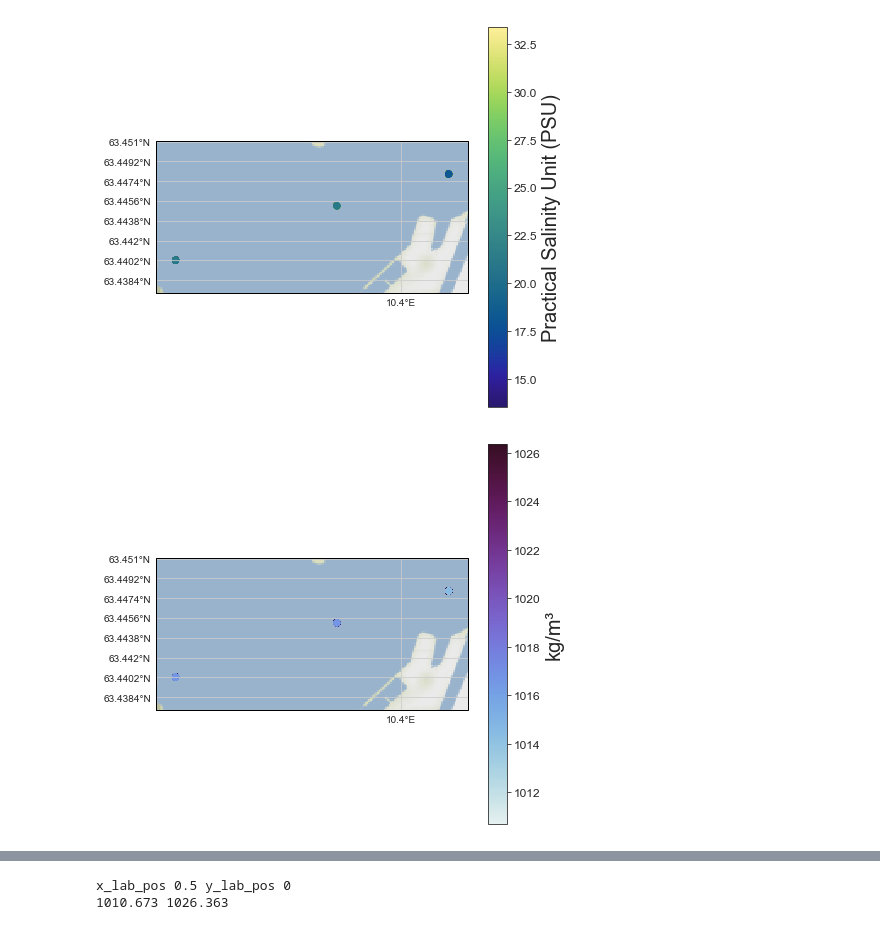
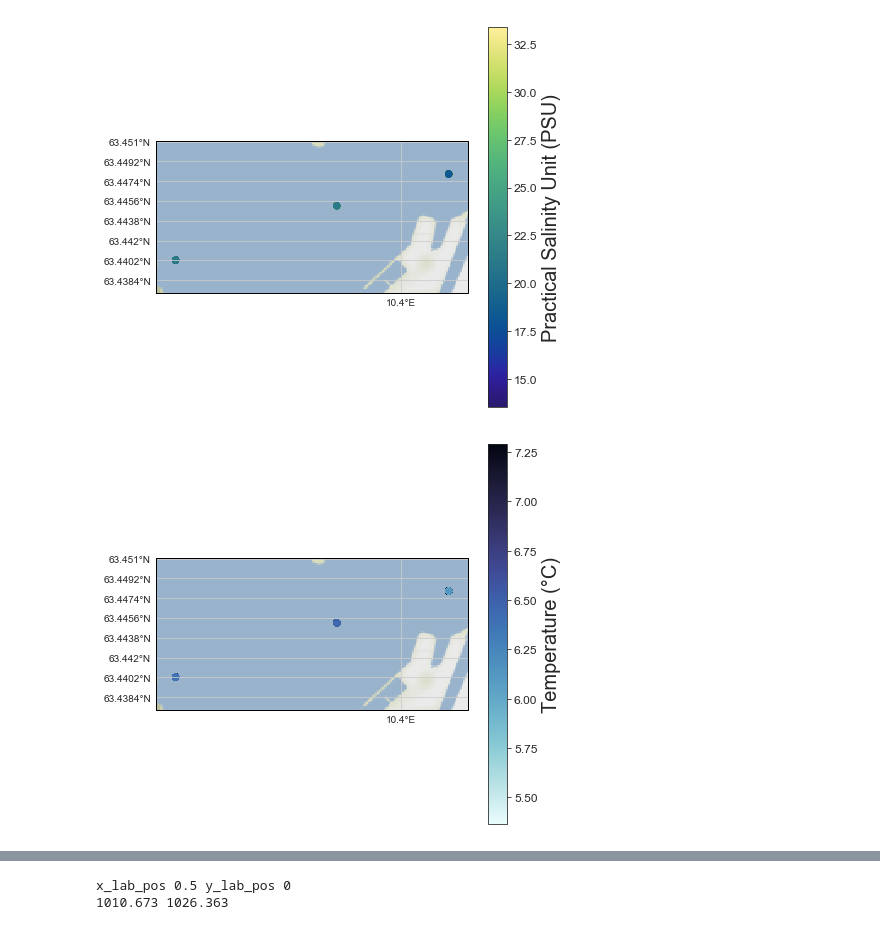
Before and after one commit to AILARON/Silcam_Supervised_Classification, a Jupyter notebook: reporting_tools/extract_object.ipynb, the cells around one changed output, grey strips where cells are left out. Saved outputs shown, nothing was run; the diff lists cells and outputs as text; code cells hidden in the pictures.

```diff
--- a/reporting_tools/extract_object.ipynb
+++ b/reporting_tools/extract_object.ipynb
@@ -107,59 +76,38 @@ def df_interpolate(np1, np2, featurename):
 # %%
 # -*- coding : utf-8 -*-
 local_encoding = 'cp850'  # adapt for other encodings
-### MAP and 3D Graph
-def map_plot(gps, request, feature, color):
-    ax = plt.gca()
-    gl = ax.gridlines(draw_labels=True)
-    gl.xlabels_top = gl.ylabels_right = False
-    gl.xlocator = mticker.FixedLocator(np.arange(9,11,0.05))
-    gl.xformatter = LONGITUDE_FORMATTER
-    gl.yformatter = LATITUDE_FORMATTER
-    plt.rc('xtick',labelsize=12)
-    plt.rc('ytick',labelsize=12)
-
-    ax.set_extent([min(gps['lon']-0.004), max(gps['lon']+0.004),
-                   min(gps['lat']-0.003), max(gps['lat']+0.003)])
-
-    mp = ax.scatter(gps['lon'], gps['lat'],
-                c=gps[feature], cmap=color, transform=ccrs.Geodetic())
-    plt.setp(ax.get_xticklabels(), fontsize=14)
-    plt.setp(ax.get_yticklabels(), fontsize=14)
-
-    ax.add_image(request, 12)
-    return mp
 ### SALINITY
 fig = plt.figure(figsize=(7,7))
 request = cimgt.StamenTerrain()
 ax = plt.subplot(111, projection=request.crs)
 plt.sca(ax)
 mp = map_plot(df, request, 'Salinity', cmocean.cm.haline)
 cb = fig.colorbar(mp)
 cb.ax.set_ylabel('Practical Salinity Unit (PSU)', fontsize=20)
 plt.show()
 fig.savefig(OUTPUTDIR + '/' + 'mapplot_salinity.eps', bbox_inches='tight')
-'''
+
 ### TEMPERATURE
 fig = plt.figure(figsize=(7,7))
 request = cimgt.StamenTerrain()
 ax = plt.subplot(111, projection=request.crs)
 plt.sca(ax)
 mp = map_plot(df, request, 'Temperature', cmocean.cm.ice_r)
 cb = fig.colorbar(mp)
 cb.ax.set_ylabel('Temperature (\xb0C)', fontsize=20)
 plt.show()
 fig.savefig(OUTPUTDIR + '/' + 'mapplot_temperature.eps', bbox_inches='tight')
-'''
+
 ### DENSITY
 fig = plt.figure(figsize=(7,7))
 request = cimgt.StamenTerrain()
 ax = plt.subplot(111, projection=request.crs)
 plt.sca(ax)
 mp = map_plot(df, request, 'WaterDensity', cmocean.cm.dense)
 cb = fig.colorbar(mp)
 cb.ax.set_ylabel('kg/m\u00b3', fontsize=20)
 plt.show()
 fig.savefig(OUTPUTDIR + '/' + 'mapplot_density.eps', bbox_inches='tight')
 # %% [output]
 [figure]
-[figure, old version]
+[figure, new version]
```
Also changed, not shown: parts of 9 cells of this notebook, 3 other files.
